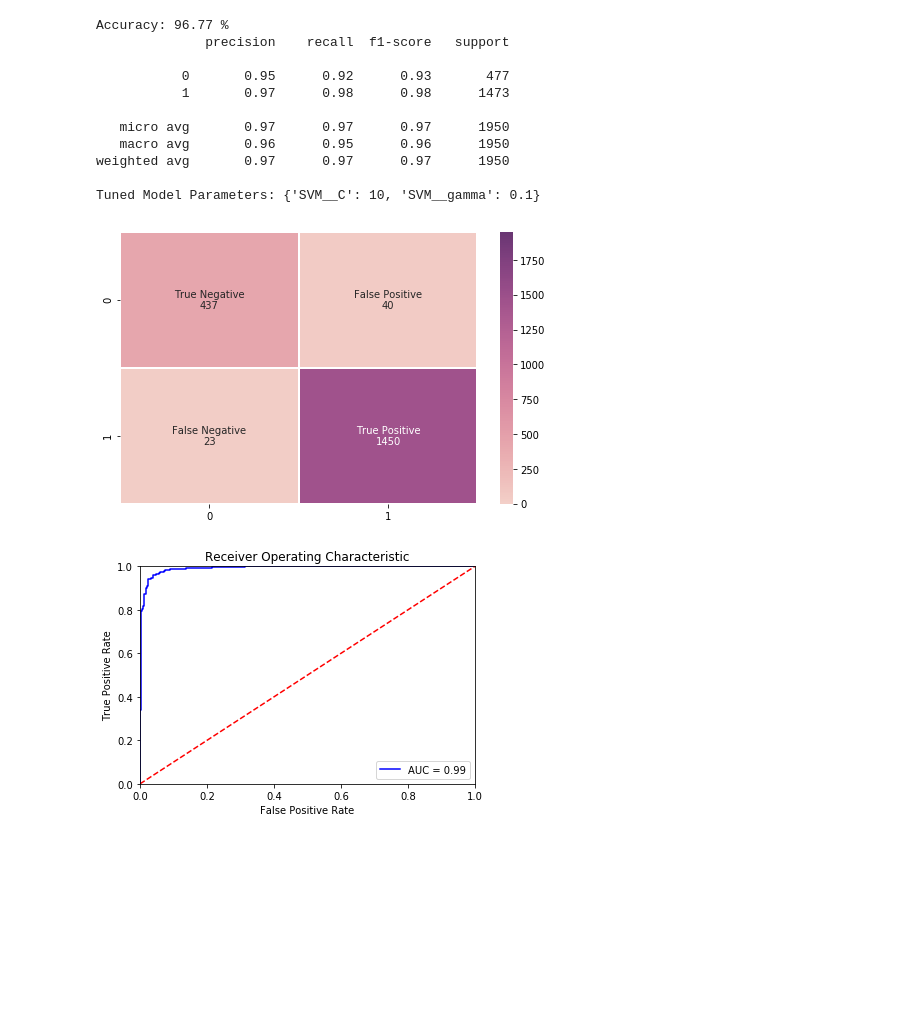
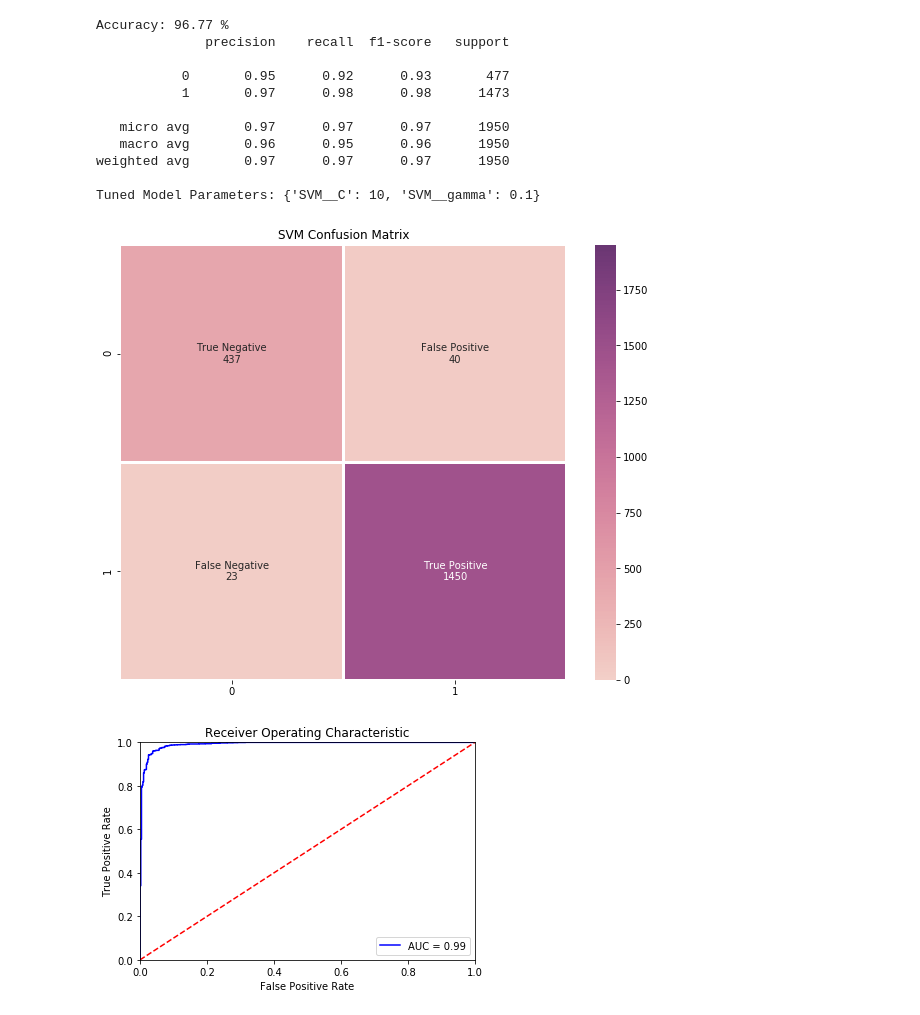
Before and after one commit to BahramJannesar/WineQualityMachineLearningAndDataAnalysis, a Jupyter notebook: Classification on wine Color ---> White or Red.ipynb, the cells around one changed output. Cells and saved outputs as stored; diff of their text form; code cells hidden in the pictures; blank space fills up the shorter version.

```diff
--- a/Classification on wine Color ---> White or Red.ipynb
+++ b/Classification on wine Color ---> White or Red.ipynb
@@ -73,6 +73,9 @@ memory usage: 609.2 KB
 # %%
 X = wine.drop(['label' , 'density' , 'citric acid' , 'chlorides' , 'pH' , 'sulphates' , 'alcohol'], axis = 1 ).values
 y = wine['label'].values
+# %%
+scalar = StandardScaler()
+X = scalar.fit_transform(X)
 # %%
 X_train, X_test, y_train, y_test = train_test_split(X , y  , test_size = 0.3 , random_state = 42)
 # %%
@@ -258,9 +286,9 @@ Tuned Model Parameters: {'SVM__C': 10, 'SVM__gamma': 0.1}
 # %%
 cf_matrix_svm = confusion_matrix(y_test, y_pred_SVM)
 # %%
-plot_confusion_matrix(cf_matrix_svm , y_test)
+plot_confusion_matrix(cf_matrix_svm , y_test , 'SVM Confusion Matrix' , '2x2')
 # %% [output]
-[figure, old version]
+[figure, new version]
 # %%
 plot_AUC_ROC_SVM(X_test , y_test , y_prob_SVM)
 # %% [output]
```
Also changed, not shown: parts of 17 cells of this notebook.
